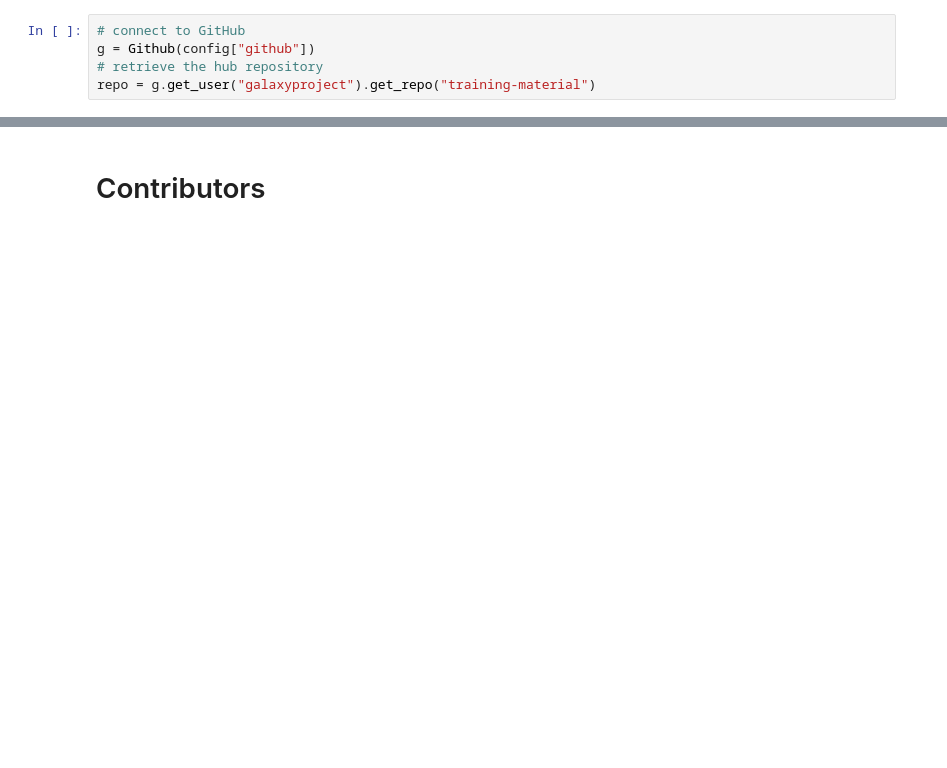
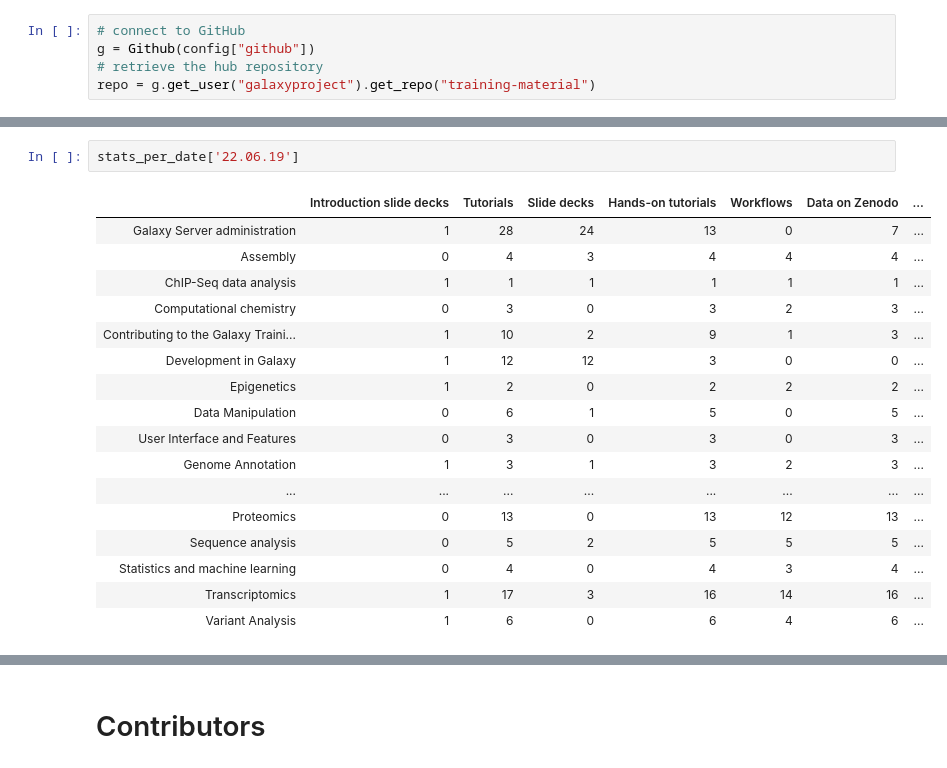
Before and after one commit to bebatut/galaxy-training-material-stats, a Jupyter notebook: src/extract_repo_content_stats.ipynb, the cells around one changed output, grey strips where cells are left out. Saved outputs shown, nothing was run; the diff lists cells and outputs as text; blank space fills up the shorter version.

```diff
--- a/src/extract_repo_content_stats.ipynb
+++ b/src/extract_repo_content_stats.ipynb
@@ -264,0 +195,20 @@ all_stats
+# %%
+stats_per_date['22.06.19']
+# %% [output]
+|  | Introduction slide decks | Tutorials | Slide decks | Hands-on tutorials | Workflows | Data on Zenodo | ... |
+| Galaxy Server administration | 1 | 28 | 24 | 13 | 0 | 7 | ... |
+| Assembly | 0 | 4 | 3 | 4 | 4 | 4 | ... |
+| ChIP-Seq data analysis | 1 | 1 | 1 | 1 | 1 | 1 | ... |
+| Computational chemistry | 0 | 3 | 0 | 3 | 2 | 3 | ... |
+| Contributing to the Galaxy Traini... | 1 | 10 | 2 | 9 | 1 | 3 | ... |
+| Development in Galaxy | 1 | 12 | 12 | 3 | 0 | 0 | ... |
+| Epigenetics | 1 | 2 | 0 | 2 | 2 | 2 | ... |
+| Data Manipulation | 0 | 6 | 1 | 5 | 0 | 5 | ... |
+| User Interface and Features | 0 | 3 | 0 | 3 | 0 | 3 | ... |
+| Genome Annotation | 1 | 3 | 1 | 3 | 2 | 3 | ... |
+| ... | ... | ... | ... | ... | ... | ... | ... |
+| Proteomics | 0 | 13 | 0 | 13 | 12 | 13 | ... |
+| Sequence analysis | 0 | 5 | 2 | 5 | 5 | 5 | ... |
+| Statistics and machine learning | 0 | 4 | 0 | 4 | 3 | 4 | ... |
+| Transcriptomics | 1 | 17 | 3 | 16 | 14 | 16 | ... |
+| Variant Analysis | 1 | 6 | 0 | 6 | 4 | 6 | ... |
```
Also changed, not shown: parts of 41 cells of this notebook.
